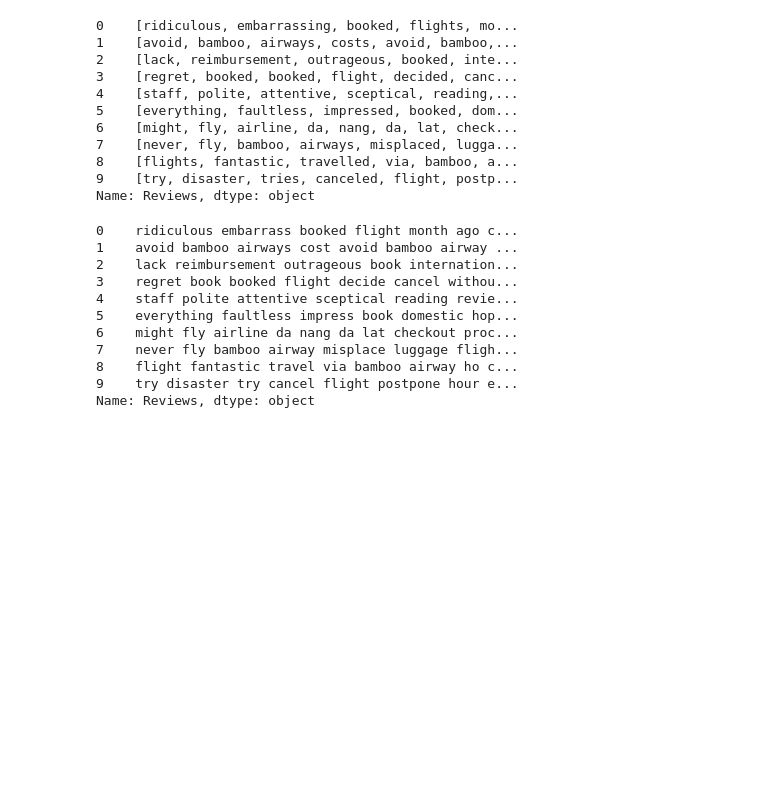
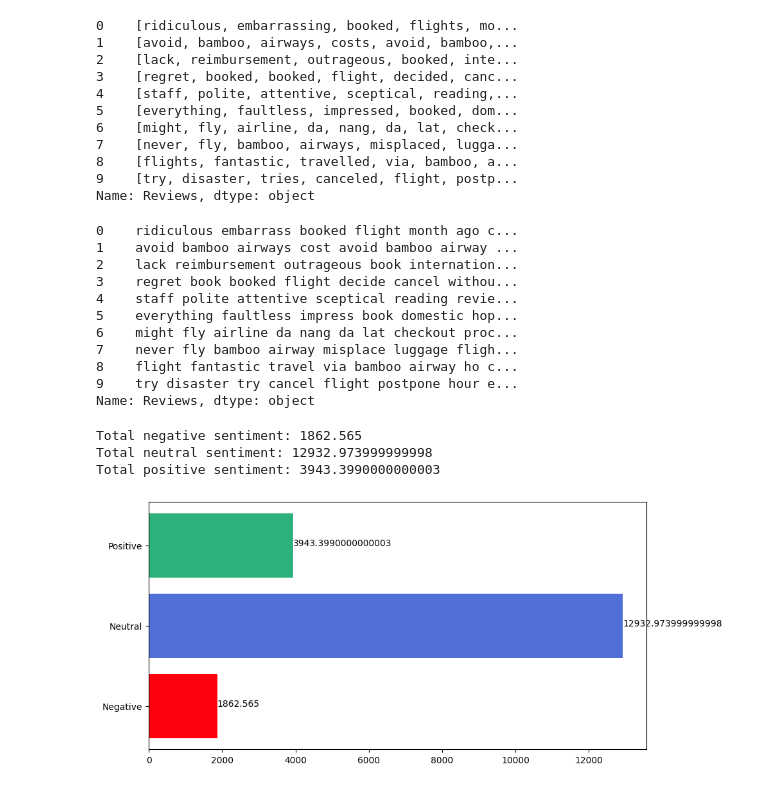
Before and after one commit to ddatnguyen97/Airlines-Reviews-Analysis, a Jupyter notebook: Airlines Reviews NLP Analysis.ipynb, the cells around one changed output. Drawn from its saved outputs; the diff is of its cells as text; code cells hidden in the pictures; blank space fills up the shorter version.

Commit message:
Perform sentiments task

```diff
--- a/Airlines Reviews NLP Analysis.ipynb
+++ b/Airlines Reviews NLP Analysis.ipynb
@@ -184,3 +188,33 @@ content_df['Reviews'].head(10)
 8    flight fantastic travel via bamboo airway ho c...
 9    try disaster try cancel flight postpone hour e...
 Name: Reviews, dtype: object
+# %%
+sia = SentimentIntensityAnalyzer()
+
+def get_sentiment_score(text):
+    scores = sia.polarity_scores(text)
+    return pd.Series([scores['neg'], scores['neu'], scores['pos']])
+
+content_df[['Negative', 'Neutral', 'Positive']] = content_df['Reviews'].apply(get_sentiment_score)
+
+total_neg = content_df['Negative'].sum()
+print(f"Total negative sentiment: {total_neg}")
+total_neu = content_df['Neutral'].sum()
+print(f"Total neutral sentiment: {total_neu}")
+total_pos = content_df['Positive'].sum()
+print(f"Total positive sentiment: {total_pos}")
+
+colors = ['#2bb179' if x == total_pos
+          else '#ff000d' if x == total_neg
+          else '#5170d7' for x in [total_neg, total_neu, total_pos]
+          ]
+plt.figure(figsize=(10, 5))
+plt.barh(['Negative', 'Neutral', 'Positive'], [total_neg, total_neu, total_pos], color=colors)
+
+for i, v in enumerate([total_neg, total_neu, total_pos]):
+    plt.text(v, i, str(v))
+# %% [output]
+Total negative sentiment: 1862.565
+Total neutral sentiment: 12932.973999999998
+Total positive sentiment: 3943.3990000000003
+[figure, added]
```
Also changed, not shown: parts of 5 cells of this notebook.
